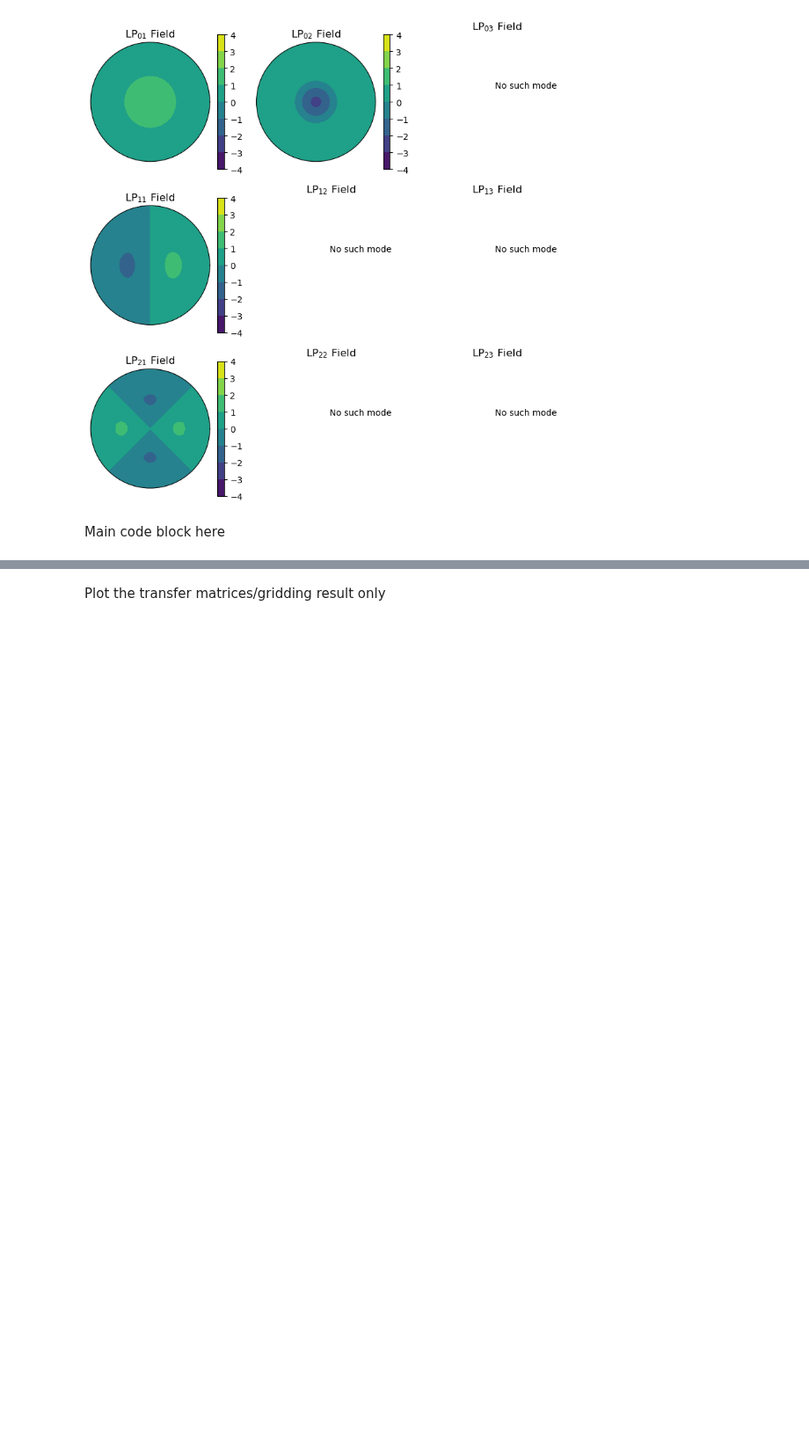
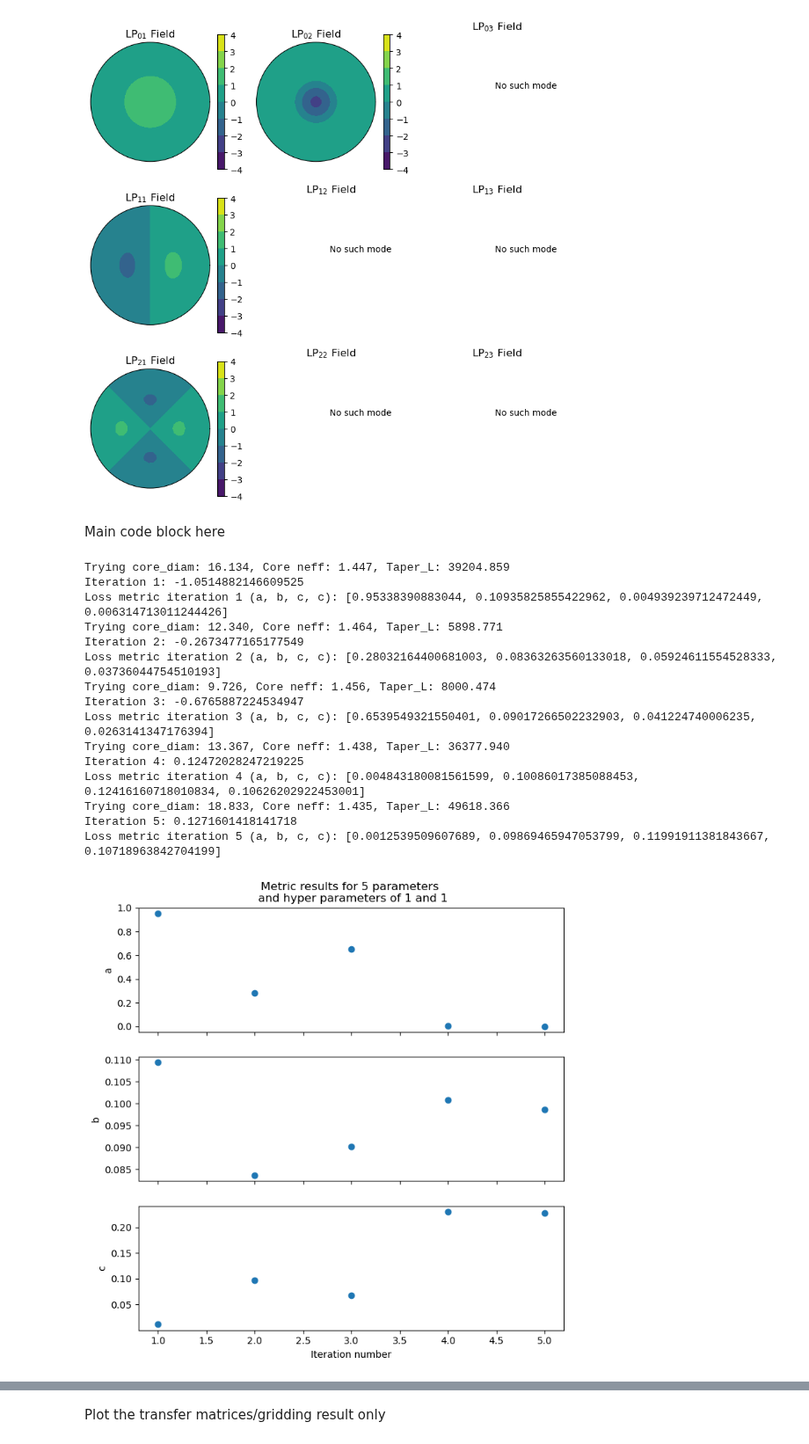
Before and after one commit to SAIL-Labs/RSoft-Automaton, a Jupyter notebook: Data_Manip.ipynb, the cells around one changed output, grey strips where cells are left out. Shown at 88% size. Cells and saved outputs as stored; diff of their text form; code cells hidden in the pictures; blank space fills up the shorter version.

```diff
--- a/Data_Manip.ipynb
+++ b/Data_Manip.ipynb
@@ -118,6 +118,7 @@ from RSoftSimulation import *
 from Circuit_Properties import *
 from Functions import *
 from HexProperties import *
+from template import *
 
 # mode_vals = [0, 1, -1, 2, -2, 0, 3, -3, 1, -1, 4, -4, 2, -2, 0, 5, -5]
 # radial_mode_vals = [1, 1, 1, 1, 1, 2, 1, 1, 2, 2, 1, 1, 2, 2, 3, 1, 1]
@@ -131,32 +132,39 @@ simulation_val = {
     "launch_type": LaunchType.SM,
     # "monitor_type": Monitor_Prop.FIBRE_MODE_POWER,
     "mon_type": "port_mon",
-    "port_mon_file": "femtmp.m00", # "7MCF.m00",
+    "port_mon_file": "7MCF.m00", #"femtmp.m00", #
     "grid_type": "Hex",
     "plot_centre_core": True,
-    "core_delta": 0.0157,#0.0122895, #
-    "grid_size": 4,
-    "grid_size_y": 4,
+    # Note: if core_delta is specified in fixed_params you do not need to specify this!
+    "core_delta": 1.4467895-RSoft_params["background_index"], #0.0122895, #0.0157,#
+    "grid_size": 0.37,
+    "grid_size_y": 0.37,
     "step_size": 1,
     "launch_tilt": 1,
     # "launch_mode": 0,
     # "launch_mode_radial": 1, # note: setting this to "*" will automatically set "launch_mode" to "*" in RSoft
     "launch_normalization": 1,
-    "core_to_monitor": 6, #note this is before reordering!
+    "core_to_monitor": 7, #note this is before reordering!
     "metric": 'TF', #'TF',
-    "num_paras": 100, # number of samples to choose
-    "skip_core": [6], #[5],
-    "add_cladding_to_cores": [0,1,2,3,4,5,6], #None #[0,1,2,3,4,5,6,7],
-    "fixed_fem_file": True,
+    "num_paras": 5, # number of samples to choose
+    "skip_core": None, #[5],
+    "add_cladding_to_cores": None,#[0,1,2,3,4,5,6],[0,1,2,3,4,5,6,7],
+    "fixed_fem_file": False,
     # these bottom 2 MUST be here for mode selective behaviour
     "mode_selective": 1, # 0 is no mode-selectivity
     "core_num": 7,
+    # note: these values need to be neff, not delta n
+    "industry_neff_values": False,
+    "industry_neff_file": r"C:\Users\justinvella\OneDrive - The University of Sydney (Students)\New Caprica Backup\industry_neff_values.txt"
 }
 
+# Note: the order of the variables here (i.e. core_diam, core_delta....) must be the same as the order specified
+# in template.py
 custom_priors = {
-            "core_delta": (0.00, 0.09),
             "core_diam": (1, 20),
-            "taper": (taper_min, taper_max)
+            "core_delta": (RSoft_params["background_index"], 1.52), # (0.00, 0.09)
+            # "taper": (taper_min, taper_max),
+            "Taper_L": (1000, 50000),
             }
 
 with open("template_launch_config.json", "w") as launch_config:
@@ -167,7 +175,7 @@ priors_for_json = {k: list(v) for k, v in custom_priors.items()}
 with open("template_prior_space.json", "w") as f:
     json.dump(priors_for_json, f, indent=2)
 
-simulate_tf_metric = False
+simulate_tf_metric = True
 gridding = False
 
 tf_list = main_optimizer("template_prior_space.json", simulation_val, custom_priors,
@@ -191,9 +199,10 @@ if simulate_tf_metric:
     c = [m[2] + m[3] for m in metric]
     batch_numbers = [r['Iteration'] for r in tf_list]
 
-    core_delta = [params[0] for params in x_iters]
-    core_diam = [params[1] for params in x_iters]
-    taper = [params[2] for params in x_iters]
+    # core_delta = [params[0] for params in x_iters]
+    core_diam = [params[0] for params in x_iters]
+    core_delta = [params[1] for params in x_iters]
+    taper_length = [params[2] for params in x_iters]
     throughput = [y for y in y_vals]
     hyp_param_b = simulation_val.get("hyp_param_b", Simulation_params["hyp_param_b"])
     hyp_param_c = simulation_val.get("hyp_param_c", Simulation_params["hyp_param_c"])
@@ -221,36 +230,53 @@ if simulate_tf_metric:
     plt.suptitle(f"Bayesian Optimiser Results for {simulation_val['num_paras']} parameter sets \n with hyperparams {hyp_param_b} and {hyp_param_c}.png")
     # Core delta vs Core diameter
     ax1 = fig.add_subplot(gs[0, 0])
     comp1 = ax1.scatter(core_diam, core_delta, c=throughput, cmap='viridis_r', s=80, edgecolor='k')
     ax1.set_xlabel(r"Core diameter ($\mu m$)")
     ax1.set_ylabel("Core delta")
 
     # Taper ratio vs Core diameter
     ax2 = fig.add_subplot(gs[1, 0])
-    comp2 = ax2.scatter(core_diam, taper, c=throughput, cmap='viridis_r', s=80, edgecolor='k')
+    comp2 = ax2.scatter(core_diam, taper_length, c=throughput, cmap='viridis_r', s=80, edgecolor='k')
     ax2.set_xlabel(r"Core diameter ($\mu m$)")
-    ax2.set_ylabel("Taper ratio")
+    ax2.set_ylabel(r"Taper Length ($\mu m$)")
 
     # Taper ratio vs Core delta
     ax3 = fig.add_subplot(gs[2, 0])
-    comp3 = ax3.scatter(core_delta, taper, c=throughput, cmap='viridis_r', s=80, edgecolor='k')
+    comp3 = ax3.scatter(core_delta, taper_length, c=throughput, cmap='viridis_r', s=80, edgecolor='k')
     ax3.set_xlabel("Core delta")
-    ax3.set_ylabel("Taper ratio")
+    ax3.set_ylabel(r"Taper Length ($\mu m$)")
 
     ax4 = fig.add_subplot(gs[:, 1], projection='3d')
-    comp3d = ax4.scatter(core_diam, core_delta, taper, c=throughput, cmap='viridis_r', s=50, edgecolor='k')
+    comp3d = ax4.scatter(core_diam, core_delta, taper_length, c=throughput, cmap='viridis_r', s=50, edgecolor='k')
     ax4.set_xlabel(r'Core diameter ($\mu m$)')
     ax4.set_ylabel("Core delta")
-    ax4.set_zlabel("Taper ratio")
+    ax4.set_zlabel(r"Taper Length ($\mu m$)")
     cbar4 = plt.colorbar(comp3d, ax=ax4, shrink=0.6)
     cbar4.set_label("Loss Function")
 
     plt.tight_layout()
     plt.show()
     fig.savefig(f"Bayesian Opt Results\{simulation_val['num_paras']}_params_gridsize_{simulation_val['grid_size']}bayesianresult_hyperparam{hyp_param_b}_{hyp_param_c}.png")
 
     np.save(f"Bayesian Opt Results\{simulation_val['num_paras']}_params_gridsize_{simulation_val['grid_size']}list_of_results_hyperparam{hyp_param_b}_{hyp_param_c}.npy", tf_list, allow_pickle = True)
 
 else:
     # dump tf_list so you don't need to re-run the simulation for the amplitude/phases
     np.save("Individual_result.npy", np.array(tf_list, dtype=object), allow_pickle = True)
+# %% [output]
+Trying core_diam: 16.134, Core neff: 1.447, Taper_L: 39204.859
+Iteration 1: -1.0514882146609525
+Loss metric iteration 1 (a, b, c, c): [0.95338390883044, 0.10935825855422962, 0.004939239712472449, 0.006314713011244426]
+Trying core_diam: 12.340, Core neff: 1.464, Taper_L: 5898.771
+Iteration 2: -0.2673477165177549
+Loss metric iteration 2 (a, b, c, c): [0.28032164400681003, 0.08363263560133018, 0.05924611554528333, 0.03736044754510193]
+Trying core_diam: 9.726, Core neff: 1.456, Taper_L: 8000.474
+Iteration 3: -0.6765887224534947
+Loss metric iteration 3 (a, b, c, c): [0.6539549321550401, 0.09017266502232903, 0.041224740006235, 0.0263141347176394]
+Trying core_diam: 13.367, Core neff: 1.438, Taper_L: 36377.940
+Iteration 4: 0.12472028247219225
+Loss metric iteration 4 (a, b, c, c): [0.004843180081561599, 0.10086017385088453, 0.12416160718010834, 0.10626202922453001]
+Trying core_diam: 18.833, Core neff: 1.435, Taper_L: 49618.366
+Iteration 5: 0.1271601418141718
+Loss metric iteration 5 (a, b, c, c): [0.0012539509607689, 0.09869465947053799, 0.11991911381843667, 0.10718963842704199]
+[figure, added]
```
Also changed, not shown: parts of 7 cells of this notebook, 20 other files.
